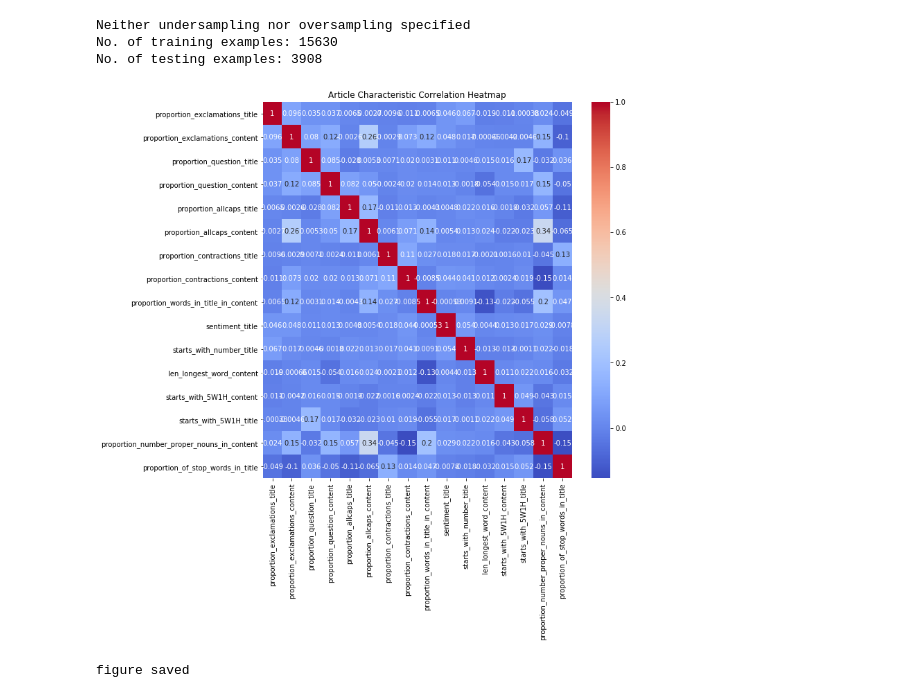
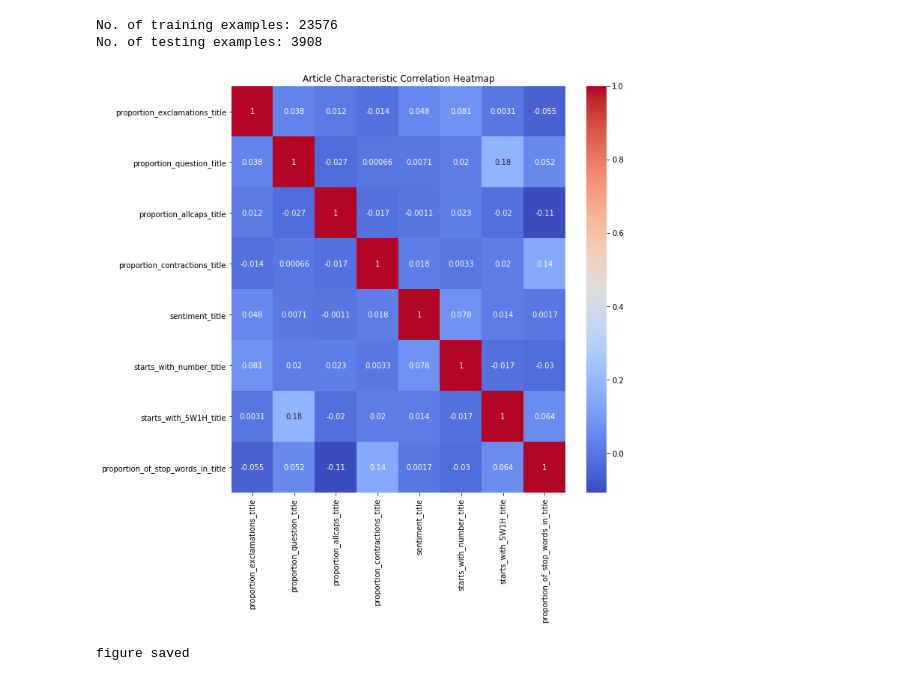
Before and after one commit to joycelim98/CS3244, a Jupyter notebook: Naive Bayes/Naive Bayes.ipynb, the cells around one changed output. Cells and saved outputs as stored; diff of their text form; code cells hidden in the pictures.

```diff
--- a/Naive Bayes/Naive Bayes.ipynb
+++ b/Naive Bayes/Naive Bayes.ipynb
@@ -37,12 +34,17 @@ def get_dataset(size = "large"):
 # %%
-lst1 = ["proportion_exclamations_title",'proportion_exclamations_content', 'proportion_question_title', 'proportion_question_content', 'proportion_allcaps_title'
-        ,'proportion_allcaps_content', 'proportion_contractions_title', 'proportion_contractions_content', 'proportion_words_in_title_in_content', 'sentiment_title'
-        ,"starts_with_number_title", "len_longest_word_content", "starts_with_5W1H_content", "starts_with_5W1H_title"
-        ,"proportion_number_proper_nouns_in_content", "proportion_of_stop_words_in_title"]
+# lst1 = ["proportion_exclamations_title",'proportion_exclamations_content', 'proportion_question_title', 'proportion_question_content', 'proportion_allcaps_title'
+#         ,'proportion_allcaps_content', 'proportion_contractions_title', 'proportion_contractions_content', 'proportion_words_in_title_in_content', 'sentiment_title'
+#         ,"starts_with_number_title", "len_longest_word_content", "starts_with_5W1H_content", "starts_with_5W1H_title"
+#         ,"proportion_number_proper_nouns_in_content", "proportion_of_stop_words_in_title"]
 
-# sampling_method = "oversample"
+lst1 = ["proportion_exclamations_title", 'proportion_question_title', 'proportion_allcaps_title'
+        , 'proportion_contractions_title',  'sentiment_title'
+        ,"starts_with_number_title",  "starts_with_5W1H_title"
+        , "proportion_of_stop_words_in_title"]
+
+sampling_method = "oversample"
 # sampling_method = "undersample"
-sampling_method = None
+# sampling_method = None
 
 def get_train_and_test(df_size = "large", sampling_method = None, percentage = 0.2):
     def generate_balanced_dataset_undersampling(df): #nested helper function to generate balanced datasets
@@ -97,39 +99,38 @@ else:
 print("No. of training examples:", len(X_train))
 print("No. of testing examples:", len(X_test))
 # %% [output]
-Neither undersampling nor oversampling specified
-No. of training examples: 15630
+No. of training examples: 23576
 No. of testing examples: 3908
 # %%
 """
 Since Naive Bayes assumes that all the input features are conditionally independent, we find the correlation between the input features
 """
 def plot_corr_heatmap(fig_name = None):
     plt.subplots(figsize=(10,10))
     ax = plt.axes()
     ax.set_title("Article Characteristic Correlation Heatmap")
     # Generating a correlation heatmap
     corr = X_train.corr()
     sns_plot = sn.heatmap(corr,
                 xticklabels=corr.columns.values,
                 yticklabels=corr.columns.values,
                 annot=True,
                cmap="coolwarm")
     fig = sns_plot.get_figure()
     plt.show()
 
     if fig_name:
         fig.savefig(fig_name)
         print("figure saved")
 
 if sampling_method == "undersample":
-    plot_corr_heatmap("Article Characteristic Correlation Heatmap (undersampling).png")
+    plot_corr_heatmap("Article Characteristic Correlation Heatmap title only (undersampling).png")
 elif sampling_method == "oversample":
-    plot_corr_heatmap("Article Characteristic Correlation Heatmap (oversampling).png")
+    plot_corr_heatmap("Article Characteristic Correlation Heatmap title only(oversampling).png")
 else:
-    plot_corr_heatmap("Article Characteristic Correlation Heatmap imbalanced dataset.png")
+    plot_corr_heatmap("Article Characteristic Correlation Heatmap title only imbalanced dataset.png")
 # %% [output]
-[figure, old version]
+[figure, new version]
 figure saved
 # %%
 """
```
Also changed, not shown: parts of 5 cells of this notebook, 9 other files.
